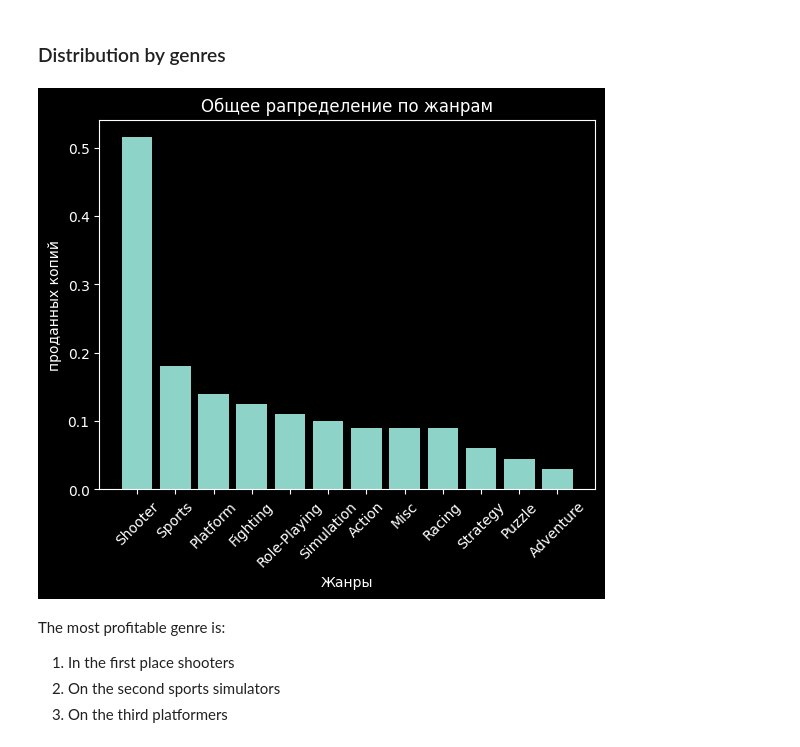
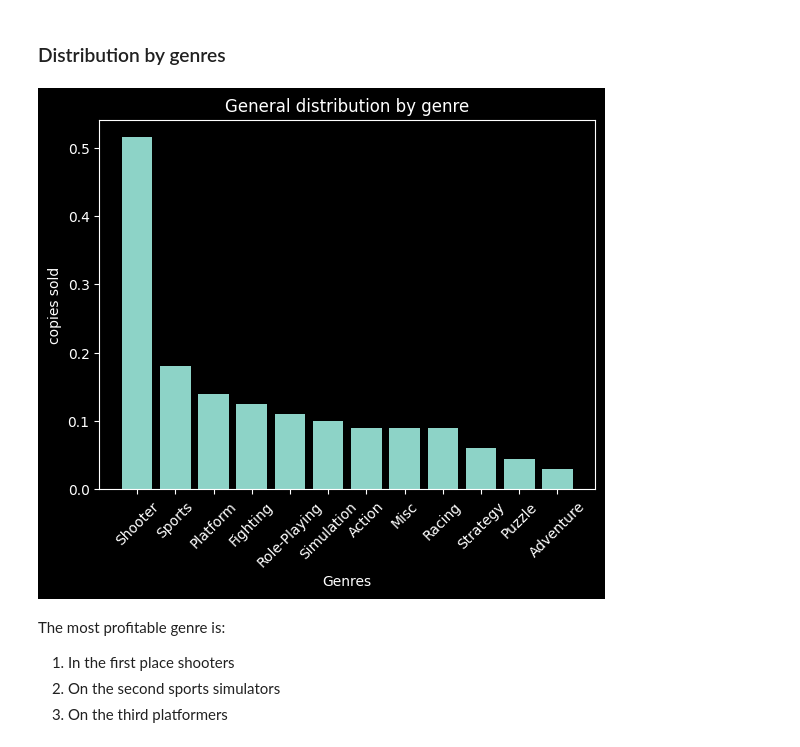
Before and after one commit to PSImera/Yandex.practicum.ds, a Jupyter notebook: Project_sprint_08_sbor1_games/sbor1_games_ENG.ipynb, the cells around one changed output. Drawn from its saved outputs; the diff is of its cells as text; code cells hidden in the pictures.

```diff
--- a/Project_sprint_08_sbor1_games/sbor1_games_ENG.ipynb
+++ b/Project_sprint_08_sbor1_games/sbor1_games_ENG.ipynb
@@ -493,23 +482,18 @@ Reviews of users do not have such a correlation.
 # %%
 a_genres_spread = a_data.groupby('genre')['sales_total'].median().sort_values(ascending=False)
 
 gn_spr_height = a_genres_spread.values
 gn_spr_bars = a_genres_spread.index
 x_pos = np.arange(len(gn_spr_bars))
 
 plt.bar(x_pos, gn_spr_height, color='#8DD3C7')
-
-# Общие подписи
-plt.title('Общее рапределение по жанрам')
-plt.xlabel('Жанры')
-plt.ylabel('проданных копий')
-
-# оформление подписей оси Х
+plt.title('General distribution by genre')
+plt.xlabel('Genres')
+plt.ylabel('copies sold')
 plt.xticks(x_pos, gn_spr_bars, rotation=45)
-
 plt.show()
 # %% [output]
-[figure, old version]
+[figure, new version]
 # %% [markdown]
 The most profitable genre is:
 1. In the first place shooters
```
Also changed, not shown: parts of 27 cells of this notebook, 1 other file.
